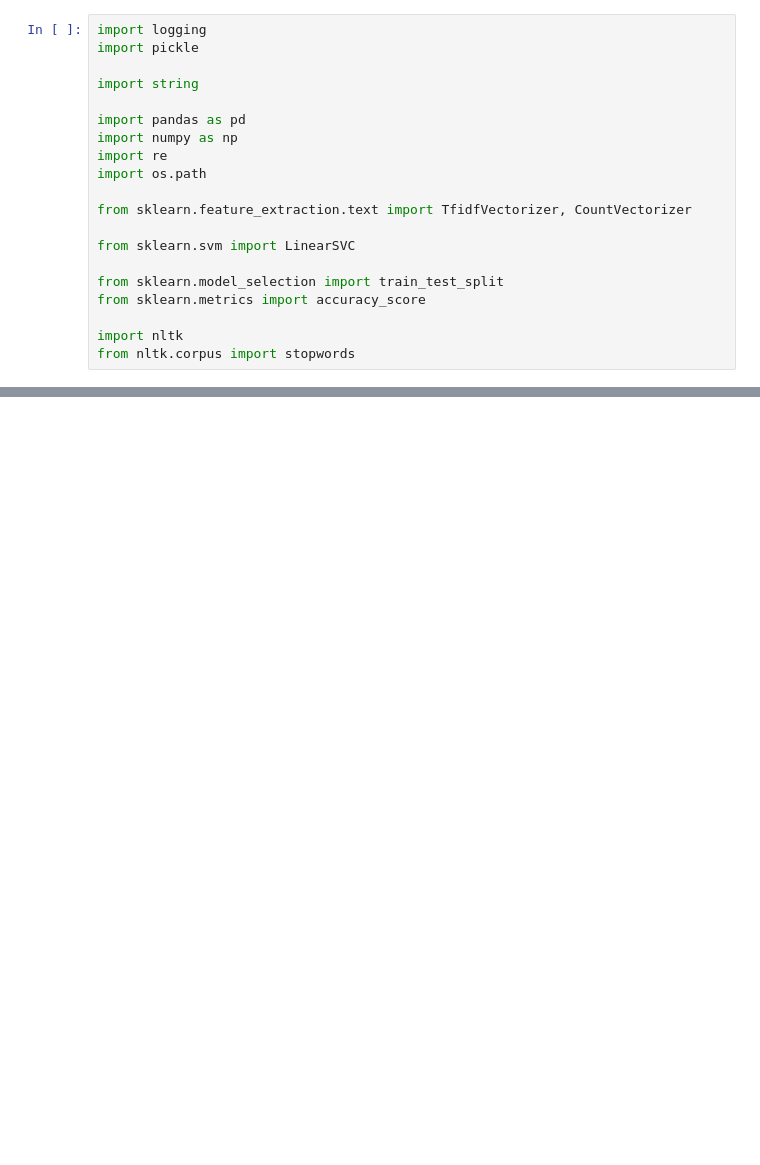
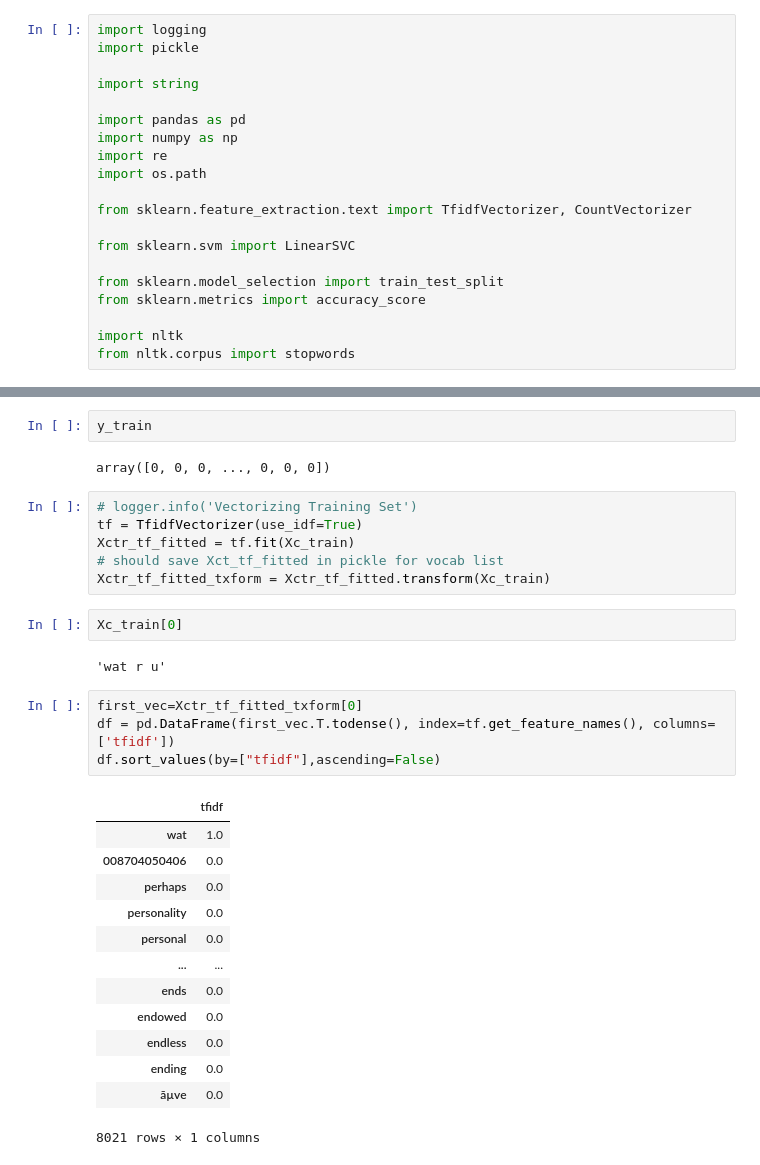
Before and after one commit to todatech/csda-lab, a Jupyter notebook: lab2/spammer_engine.ipynb, the cells around one changed output, grey strips where cells are left out. Drawn from its saved outputs; the diff is of its cells as text; blank space fills up the shorter version.

```diff
--- a/lab2/spammer_engine.ipynb
+++ b/lab2/spammer_engine.ipynb
@@ -26,0 +50,32 @@ spam_data[self.spam_data['label'] == 'ham'].sample(5)
+# %%
+y_train
+# %% [output]
+array([0, 0, 0, ..., 0, 0, 0])
+# %%
+# logger.info('Vectorizing Training Set')
+tf = TfidfVectorizer(use_idf=True)
+Xctr_tf_fitted = tf.fit(Xc_train)
+# should save Xct_tf_fitted in pickle for vocab list
+Xctr_tf_fitted_txform = Xctr_tf_fitted.transform(Xc_train)
+# %%
+Xc_train[0]
+# %% [output]
+'wat r u'
+# %%
+first_vec=Xctr_tf_fitted_txform[0]
+df = pd.DataFrame(first_vec.T.todense(), index=tf.get_feature_names(), columns=['tfidf'])
+df.sort_values(by=["tfidf"],ascending=False)
+# %% [output]
+|  | tfidf |
+| wat | 1.0 |
+| 008704050406 | 0.0 |
+| perhaps | 0.0 |
+| personality | 0.0 |
+| personal | 0.0 |
+| ... | ... |
+| ends | 0.0 |
+| endowed | 0.0 |
+| endless | 0.0 |
+| ending | 0.0 |
+| ãµve | 0.0 |
+8021 rows × 1 columns
```
Also changed, not shown: parts of 11 cells of this notebook, 1 other file.
